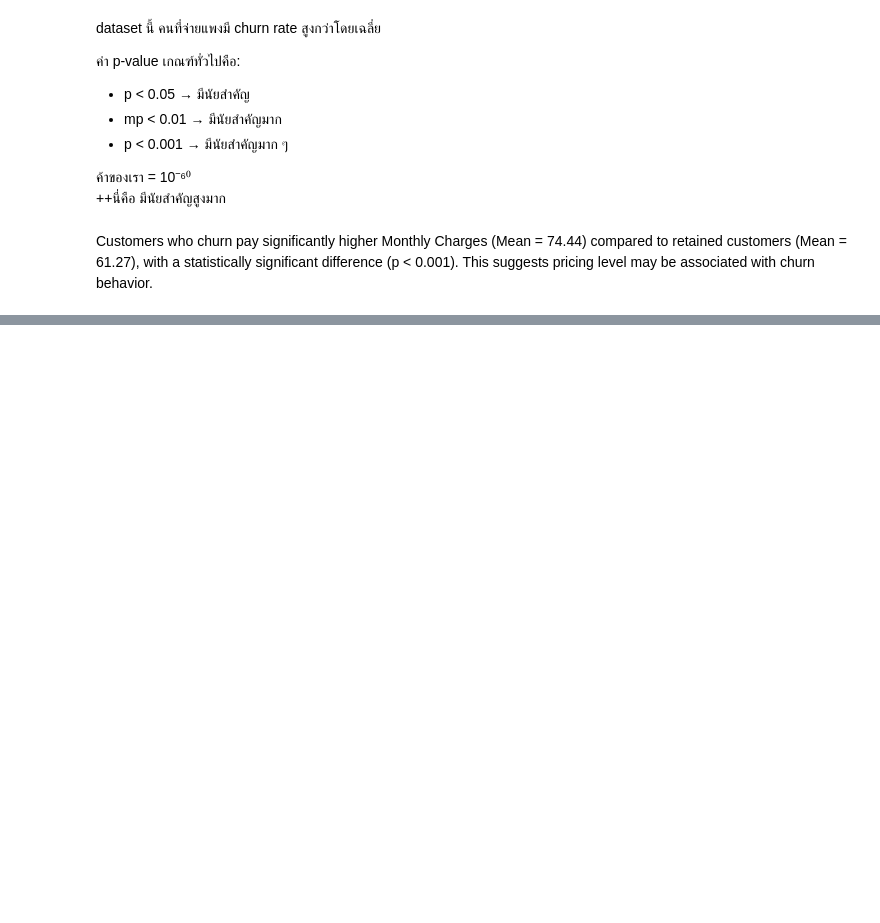
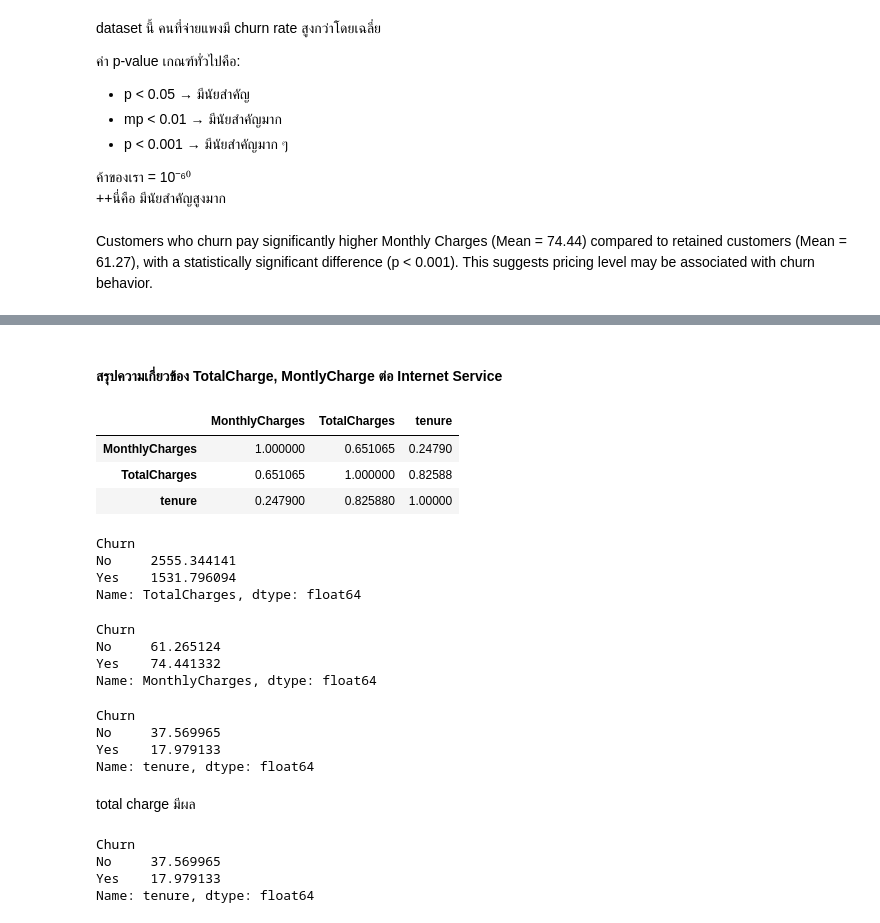
Before and after one commit to ppts2545/Telco-Customer-Churn-by-BlastChar, a Jupyter notebook: notebooks/03_Exploratory Data Analysis/01_eda_charge.ipynb, the cells around one changed output, grey strips where cells are left out. Drawn from its saved outputs; the diff is of its cells as text; code cells hidden in the pictures; blank space fills up the shorter version.

```diff
--- a/notebooks/03_Exploratory Data Analysis/01_eda_charge.ipynb
+++ b/notebooks/03_Exploratory Data Analysis/01_eda_charge.ipynb
@@ -71,0 +112,39 @@ Customers who churn pay significantly higher Monthly Charges (Mean = 74.44) comp
+# %% [markdown]
+#### สรุปความเกี่ยวข้อง TotalCharge, MontlyCharge ต่อ Internet Service
+# %%
+df[["MonthlyCharges", "TotalCharges", "tenure"]].corr()
+# %% [output]
+|  | MonthlyCharges | TotalCharges | tenure |
+| MonthlyCharges | 1.000000 | 0.651065 | 0.24790 |
+| TotalCharges | 0.651065 | 1.000000 | 0.82588 |
+| tenure | 0.247900 | 0.825880 | 1.00000 |
+# %%
+df.groupby("Churn")["TotalCharges"].mean()
+# %% [output]
+Churn
+No     2555.344141
+Yes    1531.796094
+Name: TotalCharges, dtype: float64
+# %%
+df.groupby("Churn")["MonthlyCharges"].mean()
+# %% [output]
+Churn
+No     61.265124
+Yes    74.441332
+Name: MonthlyCharges, dtype: float64
+# %%
+df.groupby("Churn")["tenure"].mean()
+# %% [output]
+Churn
+No     37.569965
+Yes    17.979133
+Name: tenure, dtype: float64
+# %% [markdown]
+total charge มีผล
+# %%
+df.groupby("Churn")["tenure"].mean()
+# %% [output]
+Churn
+No     37.569965
+Yes    17.979133
+Name: tenure, dtype: float64
```
Also changed, not shown: parts of 11 cells of this notebook, 4 other files.
